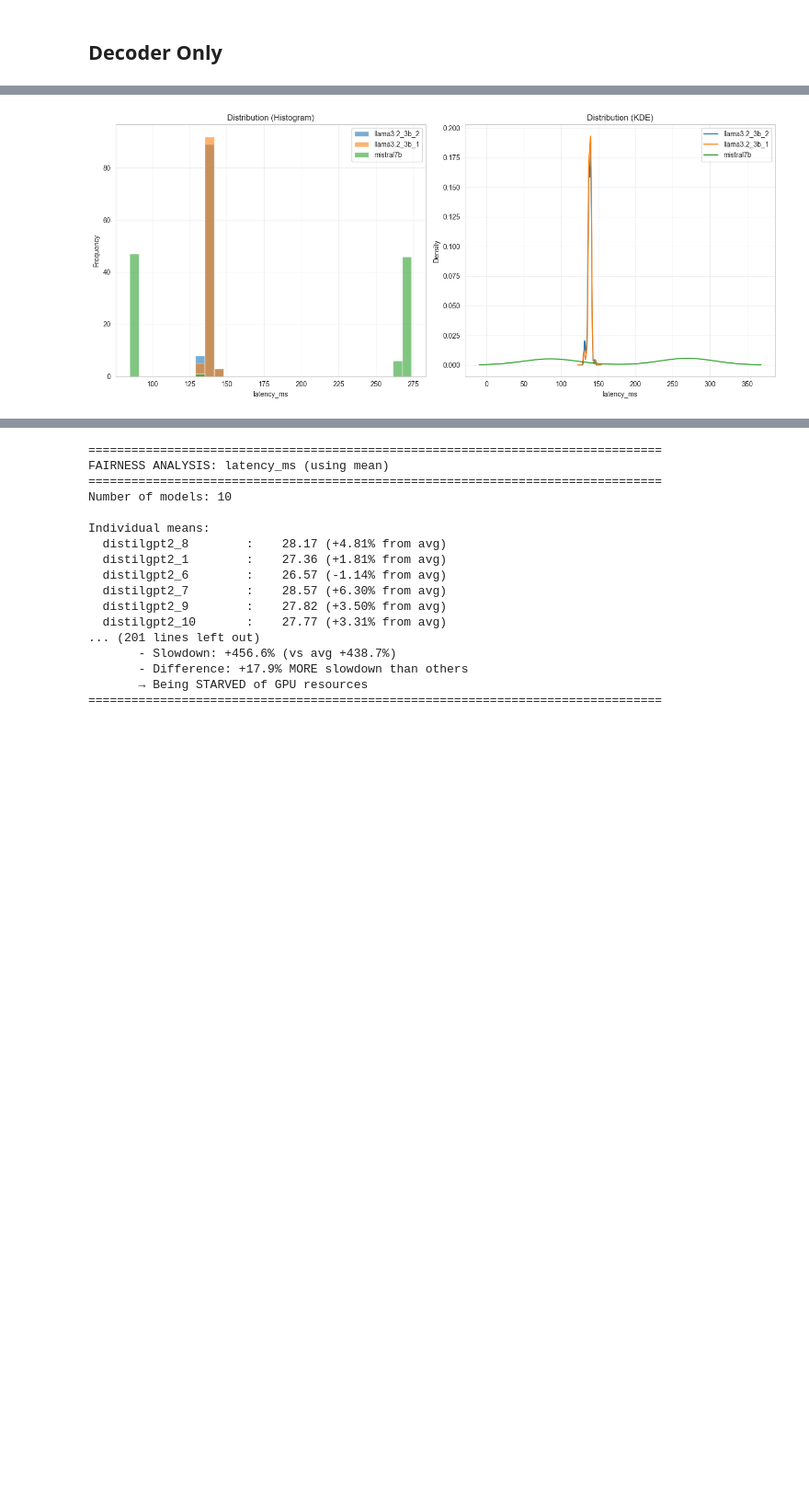
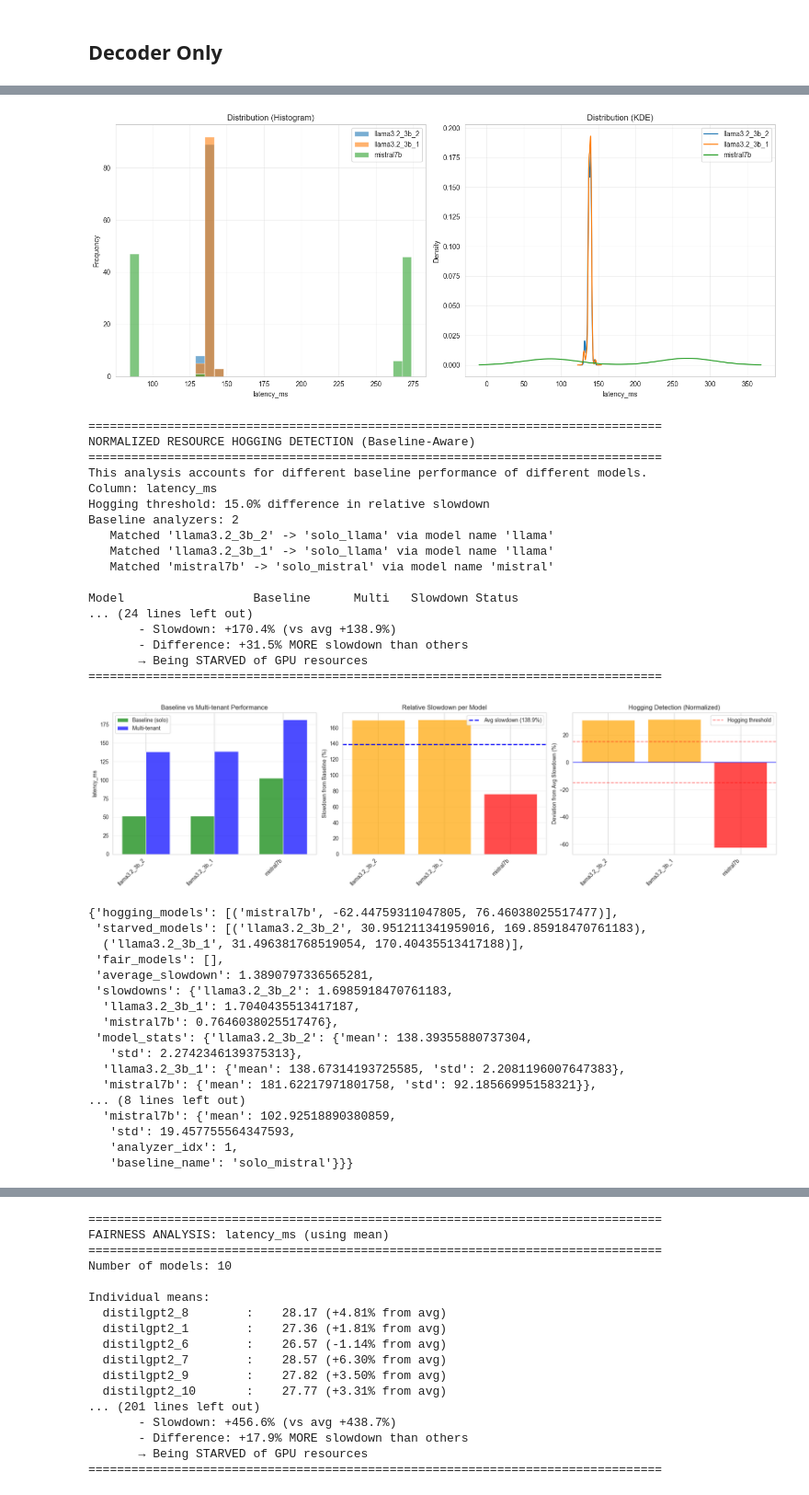
Before and after one commit to Ak33ra/15-418-final-project, a Jupyter notebook: notebooks/data_analysis.ipynb, the cells around one changed output, grey strips where cells are left out. Shown at 92% size. Saved outputs shown, nothing was run; the diff lists cells and outputs as text; code cells hidden in the pictures; blank space fills up the shorter version.

```diff
--- a/notebooks/data_analysis.ipynb
+++ b/notebooks/data_analysis.ipynb
@@ -234,20 +263,56 @@ Throughput computed with: batch_size=8, seq_len=128, tokens_per_batch=1024
 # %%
 llama_2_mistral_1 = DataAnalyzer()
 llama_2_mistral_1.load_pattern("../data/2_llama_1_mistral/**/events.jsonl", label_extractor= lambda name : name.parent.name)
 
 llama_2_mistral_1.add_throughput_column(latency_column = 'latency_ms')
 
 llama_2_mistral_1.plot_distributions(column='latency_ms', plot_type='both', bins=30)
+detect_resource_hogging_normalized(llama_2_mistral_1, [solo_llama, solo_mistral])
 # %% [output]
 Loaded 103 samples from events.jsonl with columns: ['type', 'timestamp', 'model_name', 'tag', 'device', 'batch_size', 'seq_len', 'num_iters', 'num_warmup', 'config', 'iter', 'latency_ms', 'avg_ms', 'p ...
 Loaded 103 samples from events.jsonl with columns: ['type', 'timestamp', 'model_name', 'tag', 'device', 'batch_size', 'seq_len', 'num_iters', 'num_warmup', 'config', 'iter', 'latency_ms', 'avg_ms', 'p ...
 Loaded 103 samples from events.jsonl with columns: ['type', 'timestamp', 'model_name', 'tag', 'device', 'batch_size', 'seq_len', 'num_iters', 'num_warmup', 'config', 'iter', 'latency_ms', 'avg_ms', 'p ...
 Added 'throughput' column to dataset 'llama3.2_3b_2'
 Added 'throughput' column to dataset 'llama3.2_3b_1'
 Added 'throughput' column to dataset 'mistral7b'
 
 Throughput computed with: batch_size=8, seq_len=128, tokens_per_batch=1024
 [figure]
+================================================================================
+NORMALIZED RESOURCE HOGGING DETECTION (Baseline-Aware)
+================================================================================
+This analysis accounts for different baseline performance of different models.
+Column: latency_ms
+Hogging threshold: 15.0% difference in relative slowdown
+Baseline analyzers: 2
+   Matched 'llama3.2_3b_2' -> 'solo_llama' via model name 'llama'
+   Matched 'llama3.2_3b_1' -> 'solo_llama' via model name 'llama'
+   Matched 'mistral7b' -> 'solo_mistral' via model name 'mistral'
+
+Model                  Baseline      Multi   Slowdown Status
+... (24 lines left out)
+       - Slowdown: +170.4% (vs avg +138.9%)
+       - Difference: +31.5% MORE slowdown than others
+       → Being STARVED of GPU resources
+================================================================================
+[figure, added]
+{'hogging_models': [('mistral7b', -62.44759311047805, 76.46038025517477)],
+ 'starved_models': [('llama3.2_3b_2', 30.951211341959016, 169.85918470761183),
+  ('llama3.2_3b_1', 31.496381768519054, 170.40435513417188)],
+ 'fair_models': [],
+ 'average_slowdown': 1.3890797336565281,
+ 'slowdowns': {'llama3.2_3b_2': 1.6985918470761183,
+  'llama3.2_3b_1': 1.7040435513417187,
+  'mistral7b': 0.7646038025517476},
+ 'model_stats': {'llama3.2_3b_2': {'mean': 138.39355880737304,
+   'std': 2.2742346139375313},
+  'llama3.2_3b_1': {'mean': 138.67314193725585, 'std': 2.2081196007647383},
+  'mistral7b': {'mean': 181.62217971801758, 'std': 92.18566995158321}},
+... (8 lines left out)
+  'mistral7b': {'mean': 102.92518890380859,
+   'std': 19.457755564347593,
+   'analyzer_idx': 1,
+   'baseline_name': 'solo_mistral'}}}
 # %%
 gpt2_mistral = DataAnalyzer()
 gpt2_mistral.load_pattern("../data/distilGPT2_mistral7b/**/events.jsonl", label_extractor= lambda name : name.parent.name)
```
Also changed, not shown: parts of 21 cells of this notebook, 9 other files.
